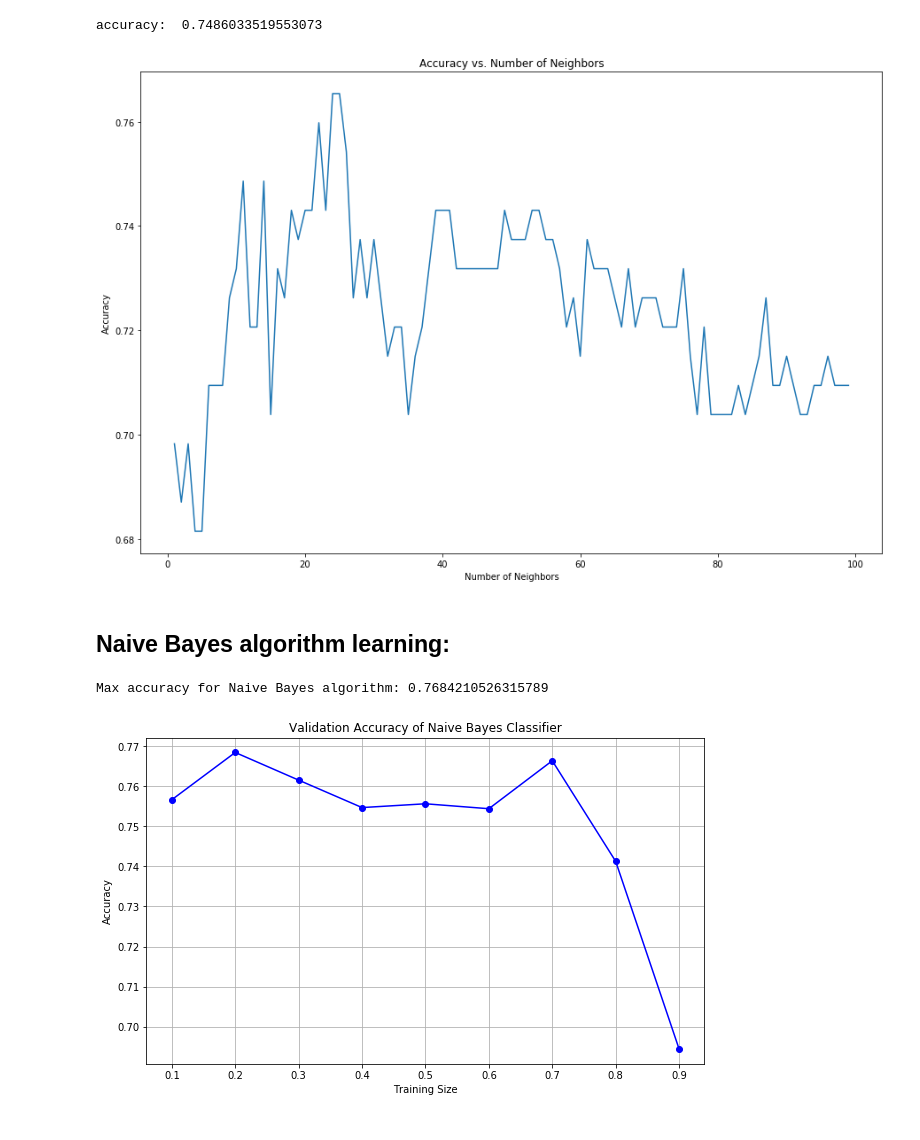
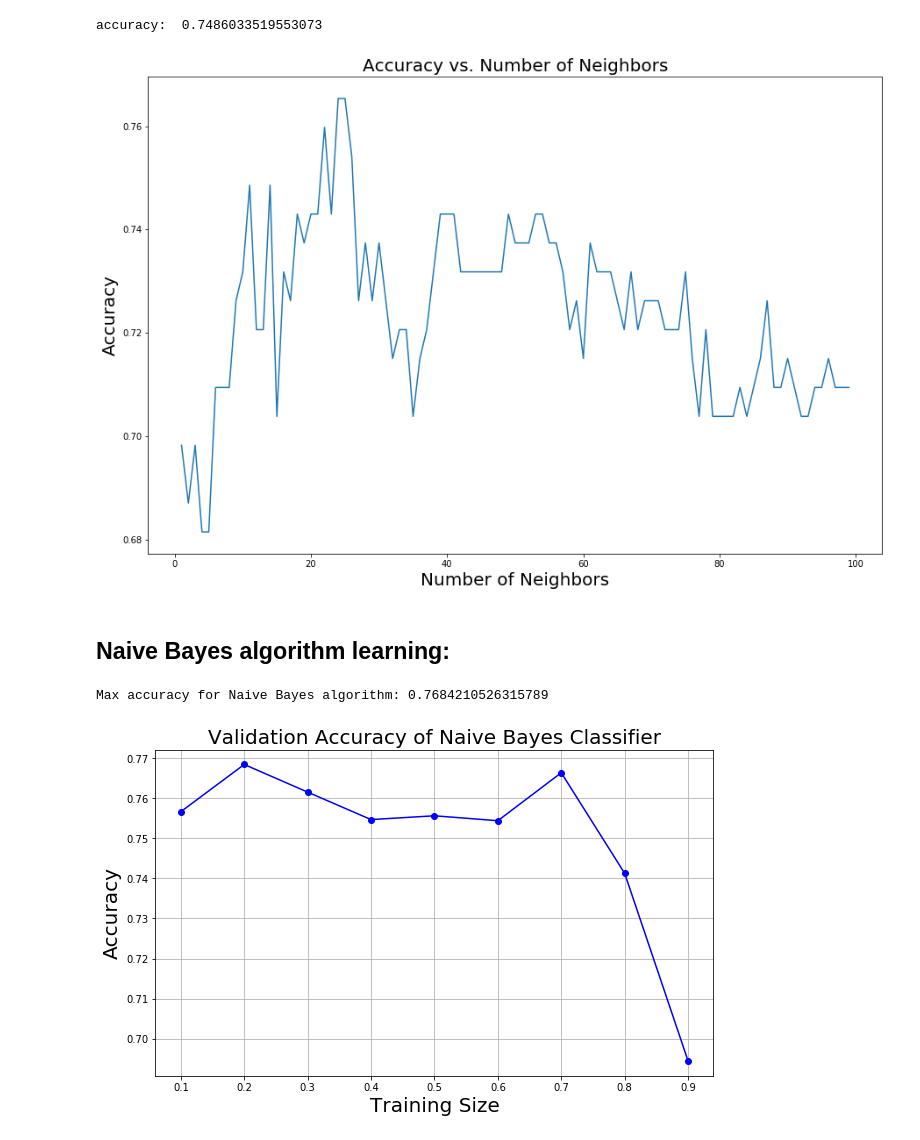
Before and after one commit to eranCat/TitanicML, a Jupyter notebook: Assignment2_supervised_learning_flow.ipynb, the cells around one changed output. Drawn from its saved outputs; the diff is of its cells as text; code cells hidden in the pictures.

```diff
--- a/Assignment2_supervised_learning_flow.ipynb
+++ b/Assignment2_supervised_learning_flow.ipynb
@@ -183,12 +183,14 @@ for n in neighbors:
 # %%
 plt.figure(figsize=(15, 10))
 plt.plot(neighbors, accuracy_scores)
-plt.xlabel('Number of Neighbors')
-plt.ylabel('Accuracy')
-plt.title('Accuracy vs. Number of Neighbors')
+plt.xlabel('Number of Neighbors', fontsize=20)
+plt.ylabel('Accuracy', fontsize=20)
+plt.title('Accuracy vs. Number of Neighbors', fontsize=20)
+
+
 plt.show()
 # %% [output]
-[figure, old version]
+[figure, new version]
 # %% [markdown]
 ## Naive Bayes algorithm learning:
 # %%
@@ -202,25 +204,25 @@ x_test = test_set[features].apply(pd.to_numeric)
 # %%
 nb = GaussianNB()
 training_sizes = np.linspace(0.1, 0.9, 9)
 accuracies = []
 max_accuracy = -999999
 for size in training_sizes:
     x_train_split,x_val_split, y_train_split, y_val_split = train_test_split(x_train, y_train, train_size=size, random_state=42)
     nb.fit(x_train_split, y_train_split)
     val_predictions = nb.predict(x_val_split)
     accuracy = accuracy_score(y_val_split, val_predictions)
     accuracies.append(accuracy)
     if accuracy > max_accuracy:
         max_accuracy = accuracy
 
 plt.figure(figsize=(10, 6))
 plt.plot(training_sizes, accuracies, marker='o', linestyle='-', color='b')
-plt.xlabel('Training Size')
-plt.ylabel('Accuracy')
-plt.title('Validation Accuracy of Naive Bayes Classifier')
+plt.xlabel('Training Size', fontsize=20)
+plt.ylabel('Accuracy', fontsize=20)
+plt.title('Validation Accuracy of Naive Bayes Classifier', fontsize=20)
 plt.grid(True)
 print("Max accuracy for Naive Bayes algorithm: {}".format(max_accuracy))
 plt.show()
 # %% [output]
 Max accuracy for Naive Bayes algorithm: 0.7684210526315789
-[figure, old version]
+[figure, new version]
```
